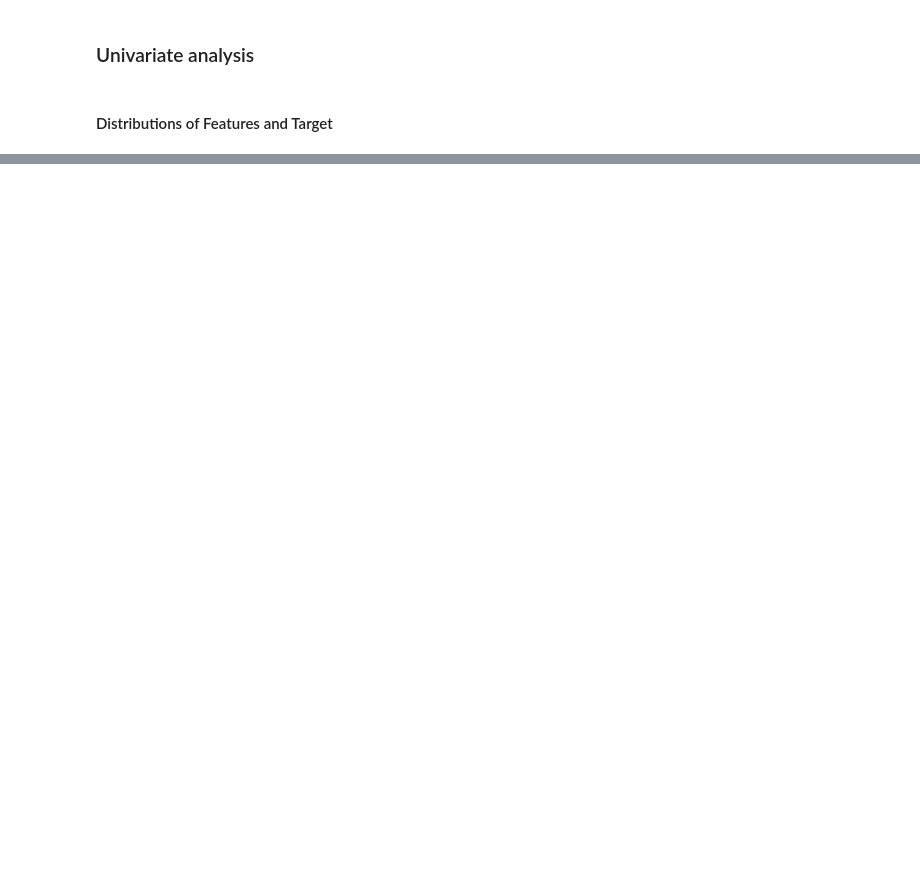
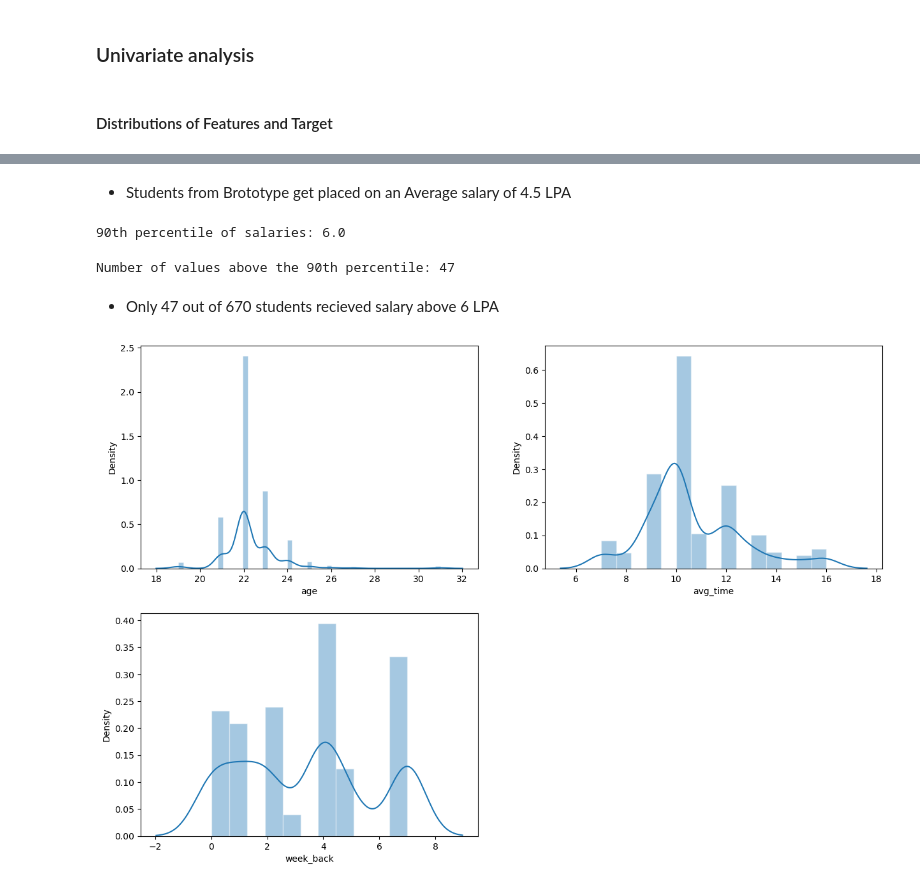
Before and after one commit to mubarakmayyeri/worth-machine-learning, a Jupyter notebook: 3_eda/1_eda-combined.ipynb, the cells around one changed output, grey strips where cells are left out. Cells and saved outputs as stored; diff of their text form; code cells hidden in the pictures; blank space fills up the shorter version.

Commit message:
distributions of num features

```diff
--- a/3_eda/1_eda-combined.ipynb
+++ b/3_eda/1_eda-combined.ipynb
@@ -593,0 +573,34 @@ Number of values above the 90th percentile: 47
+# %% [markdown]
+* Students from Brototype get placed on an Average salary of 4.5 LPA
+# %%
+# Finding 90th percentile of salary
+percentile_90 = np.percentile(skills_df['salary'], 90)
+
+# Print the 90th percentile
+print("90th percentile of salaries:", percentile_90)
+# %% [output]
+90th percentile of salaries: 6.0
+# %%
+# Number of students with LPA > 6
+
+count_above_90th_percentile = np.sum(skills_df['salary'] > percentile_90)
+
+# Print the number of values above the 90th percentile
+print("Number of values above the 90th percentile:", count_above_90th_percentile)
+# %% [output]
+Number of values above the 90th percentile: 47
+# %% [markdown]
+* Only 47 out of 670 students recieved salary above 6 LPA
+# %%
+# Distributions of numerical features
+num_feat = num_cols[:3]
+
+plt.figure(figsize=(15, 10))
+for i, col in enumerate(num_feat, 1):
+    plt.subplot(2, 2, i)
+    sns.histplot(data[col], kde=True, stat="density", kde_kws=dict(cut=3),alpha=.4, edgecolor=(1, 1, 1, .4),)
+
+
+plt.show()
+# %% [output]
+[figure, added]
```
Also changed, not shown: parts of 17 cells of this notebook.
